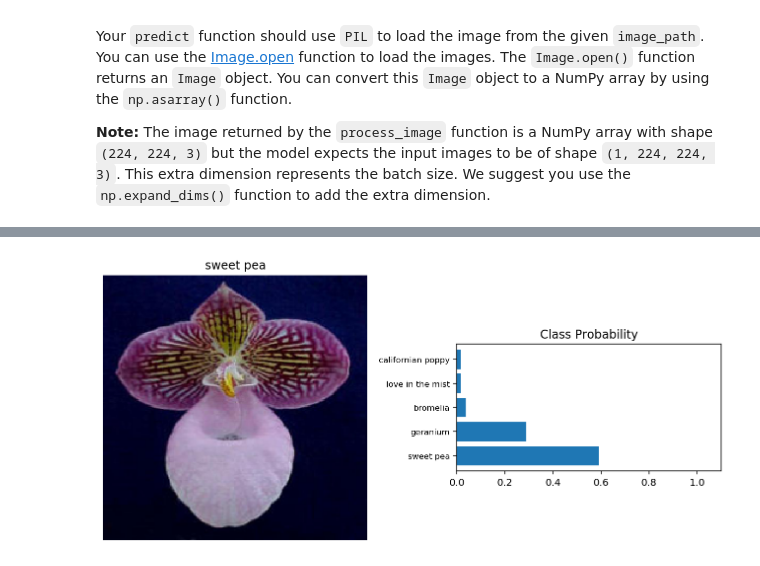
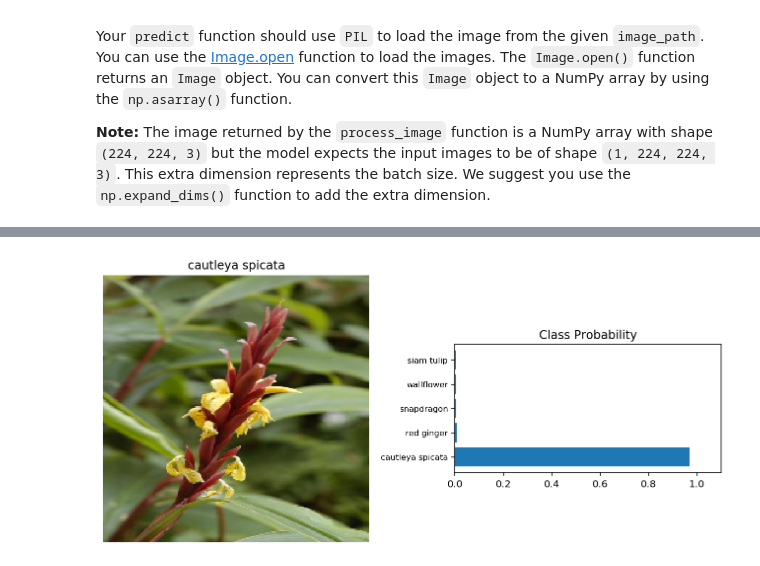
Before and after one commit to anasimtiaz/p2-ml-tensorflow, a Jupyter notebook: Project_Image_Classifier_Project.ipynb, the cells around one changed output, grey strips where cells are left out. Cells and saved outputs as stored; diff of their text form; code cells hidden in the pictures.

```diff
--- a/Project_Image_Classifier_Project.ipynb
+++ b/Project_Image_Classifier_Project.ipynb
@@ -408,7 +408,7 @@ def predict(image_path, model, top_k):
     processed_test_image = np.expand_dims(processed_test_image, axis = 0)
     prediction = model.predict(processed_test_image)
     probs, classes = tf.math.top_k(prediction, k=top_k)
-    return probs, classes
+    return probs, classes+1
 # %% [markdown]
 # Sanity Check
 
@@ -427,22 +427,25 @@ You can convert from the class integer labels to actual flower names using `clas
 # %%
 # TODO: Plot the input image along with the top 5 classes
 top_k = 5
-image_path = './test_images/orange_dahlia.jpg'
-probs, classes = predict(image_path, model,top_k)
+image_path = './test_images/cautleya_spicata.jpg'
+probs, classes = predict(image_path, reloaded_keras_model, top_k)
 names = []
 for i in range(top_k):
   names.append(class_names[classes.numpy()[0,i].astype(str)])
 fig, (ax1, ax2) = plt.subplots(figsize=(9,9), ncols=2)
+
+im = Image.open(image_path)
+test_image = np.asarray(im)
 
 ax1.imshow(process_image(test_image), cmap = plt.cm.binary)
 ax1.axis('off')
 ax1.set_title(class_names[classes.numpy()[0,0].astype(str)])
 ax2.barh(np.arange(top_k),probs.numpy()[0])
 ax2.set_aspect(0.1)
 ax2.set_yticks(np.arange(top_k))
 ax2.set_yticklabels(names, size='small');
 ax2.set_title('Class Probability')
 ax2.set_xlim(0, 1.1)
 plt.tight_layout()
 # %% [output]
-[figure, old version]
+[figure, new version]
```
Also changed, not shown: 2 other files.
